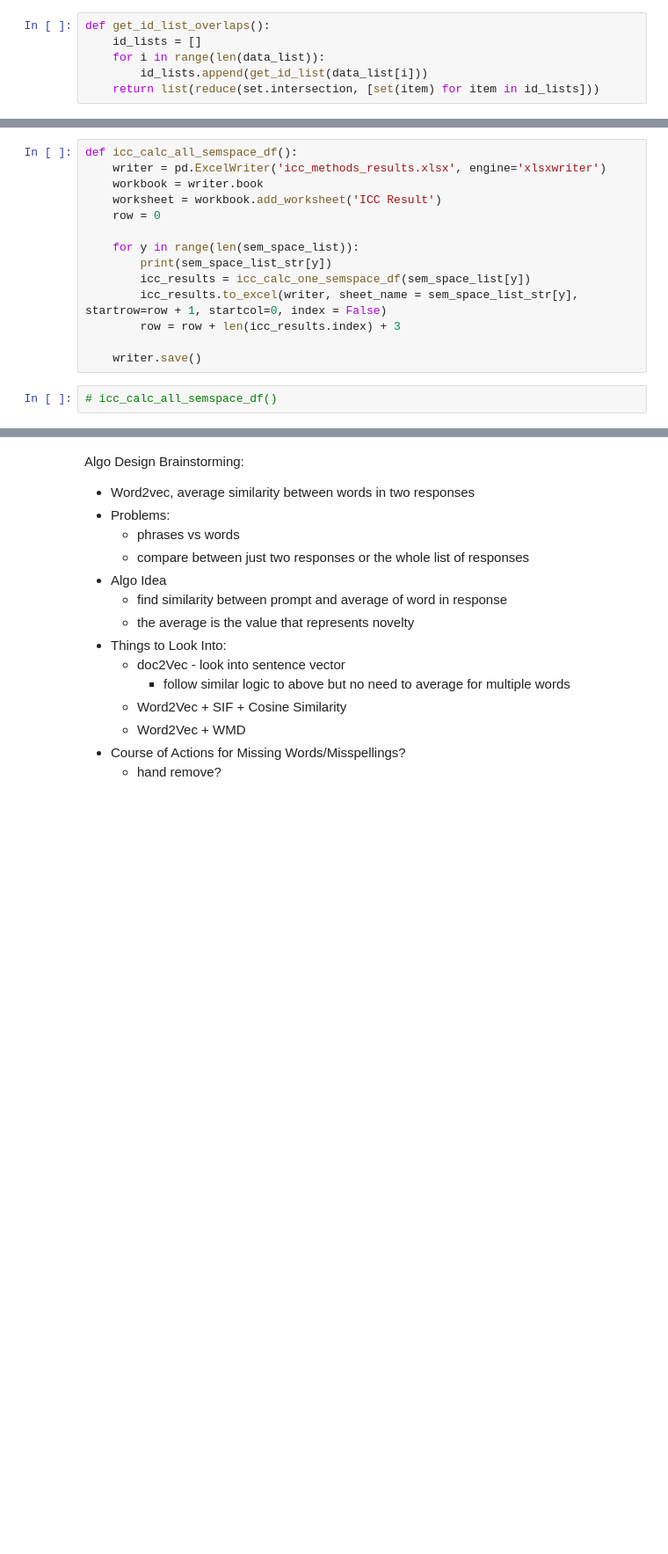
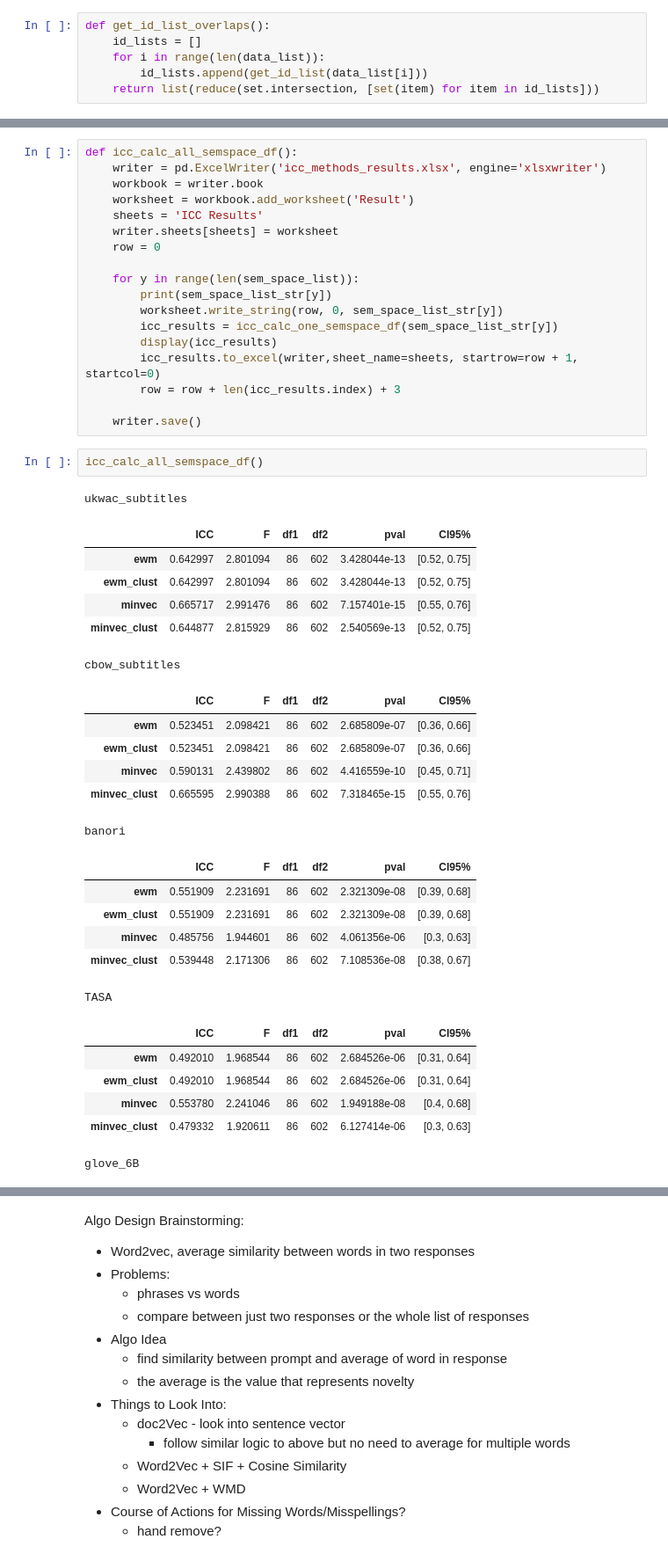
Before and after one commit to DijunQuant/AUT-Scoring, a Jupyter notebook: scripts/novelty_analysis.ipynb, the cells around one changed output, grey strips where cells are left out. Shown at 88% size. Drawn from its saved outputs; the diff is of its cells as text; blank space fills up the shorter version.

```diff
--- a/scripts/novelty_analysis.ipynb
+++ b/scripts/novelty_analysis.ipynb
@@ -913,15 +912,45 @@ def icc_calc_one_semspace_df(sem_space):
 def icc_calc_all_semspace_df():
     writer = pd.ExcelWriter('icc_methods_results.xlsx', engine='xlsxwriter')
     workbook = writer.book
-    worksheet = workbook.add_worksheet('ICC Result')
+    worksheet = workbook.add_worksheet('Result')
+    sheets = 'ICC Results'
+    writer.sheets[sheets] = worksheet
     row = 0
 
     for y in range(len(sem_space_list)):
         print(sem_space_list_str[y])
-        icc_results = icc_calc_one_semspace_df(sem_space_list[y])
-        icc_results.to_excel(writer, sheet_name = sem_space_list_str[y], startrow=row + 1, startcol=0, index = False)
+        worksheet.write_string(row, 0, sem_space_list_str[y])
+        icc_results = icc_calc_one_semspace_df(sem_space_list_str[y])
+        display(icc_results)
+        icc_results.to_excel(writer,sheet_name=sheets, startrow=row + 1, startcol=0)
         row = row + len(icc_results.index) + 3
 
     writer.save()
-# %%
-# icc_calc_all_semspace_df()
+# %%
+icc_calc_all_semspace_df()
+# %% [output]
+ukwac_subtitles
+|  | ICC | F | df1 | df2 | pval | CI95% |
+| ewm | 0.642997 | 2.801094 | 86 | 602 | 3.428044e-13 | [0.52, 0.75] |
+| ewm_clust | 0.642997 | 2.801094 | 86 | 602 | 3.428044e-13 | [0.52, 0.75] |
+| minvec | 0.665717 | 2.991476 | 86 | 602 | 7.157401e-15 | [0.55, 0.76] |
+| minvec_clust | 0.644877 | 2.815929 | 86 | 602 | 2.540569e-13 | [0.52, 0.75] |
+cbow_subtitles
+|  | ICC | F | df1 | df2 | pval | CI95% |
+| ewm | 0.523451 | 2.098421 | 86 | 602 | 2.685809e-07 | [0.36, 0.66] |
+| ewm_clust | 0.523451 | 2.098421 | 86 | 602 | 2.685809e-07 | [0.36, 0.66] |
+| minvec | 0.590131 | 2.439802 | 86 | 602 | 4.416559e-10 | [0.45, 0.71] |
+| minvec_clust | 0.665595 | 2.990388 | 86 | 602 | 7.318465e-15 | [0.55, 0.76] |
+banori
+|  | ICC | F | df1 | df2 | pval | CI95% |
+| ewm | 0.551909 | 2.231691 | 86 | 602 | 2.321309e-08 | [0.39, 0.68] |
+| ewm_clust | 0.551909 | 2.231691 | 86 | 602 | 2.321309e-08 | [0.39, 0.68] |
+| minvec | 0.485756 | 1.944601 | 86 | 602 | 4.061356e-06 | [0.3, 0.63] |
+| minvec_clust | 0.539448 | 2.171306 | 86 | 602 | 7.108536e-08 | [0.38, 0.67] |
+TASA
+|  | ICC | F | df1 | df2 | pval | CI95% |
+| ewm | 0.492010 | 1.968544 | 86 | 602 | 2.684526e-06 | [0.31, 0.64] |
+| ewm_clust | 0.492010 | 1.968544 | 86 | 602 | 2.684526e-06 | [0.31, 0.64] |
+| minvec | 0.553780 | 2.241046 | 86 | 602 | 1.949188e-08 | [0.4, 0.68] |
+| minvec_clust | 0.479332 | 1.920611 | 86 | 602 | 6.127414e-06 | [0.3, 0.63] |
+glove_6B
```
Also changed, not shown: parts of 4 cells of this notebook, 43 other files.
